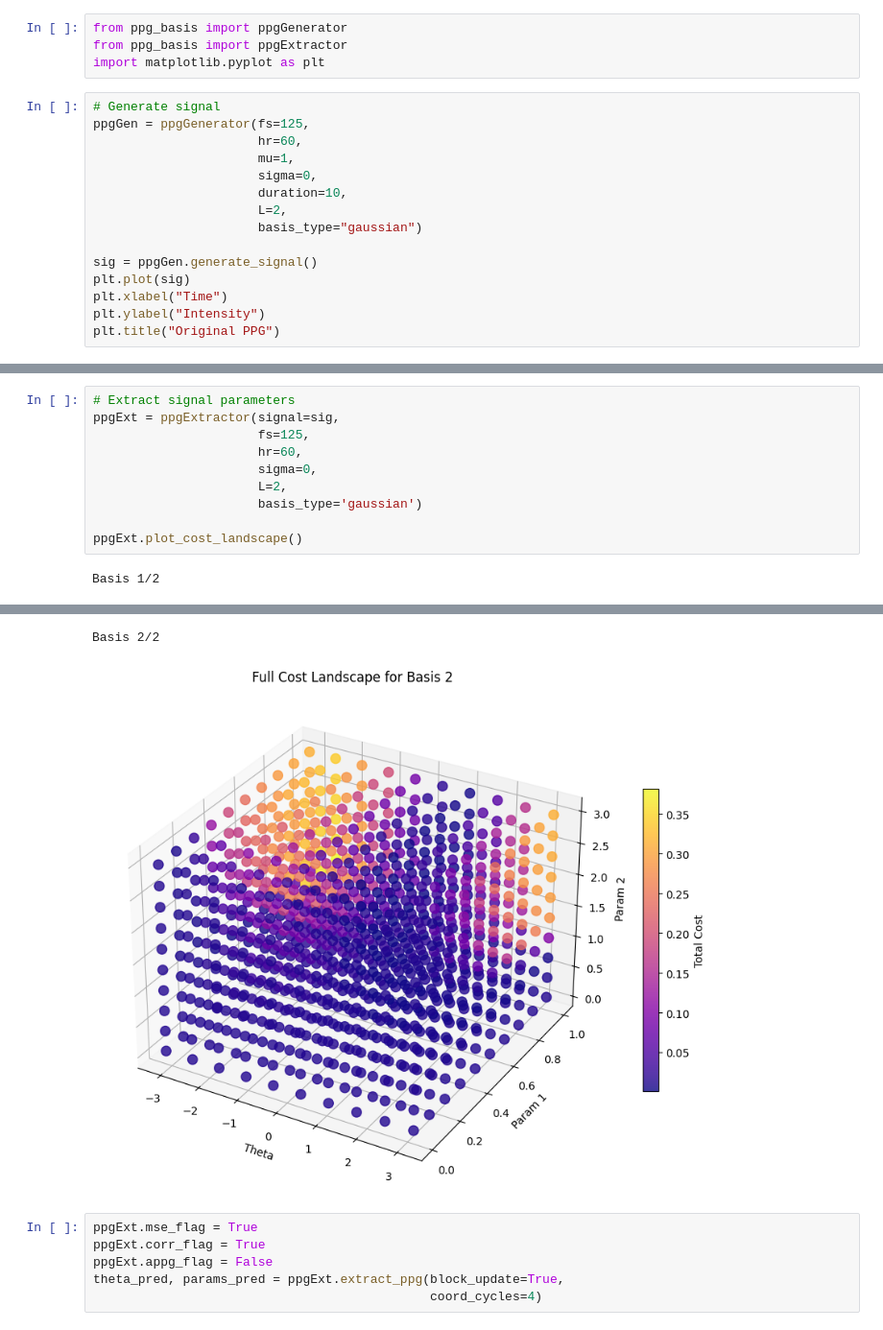
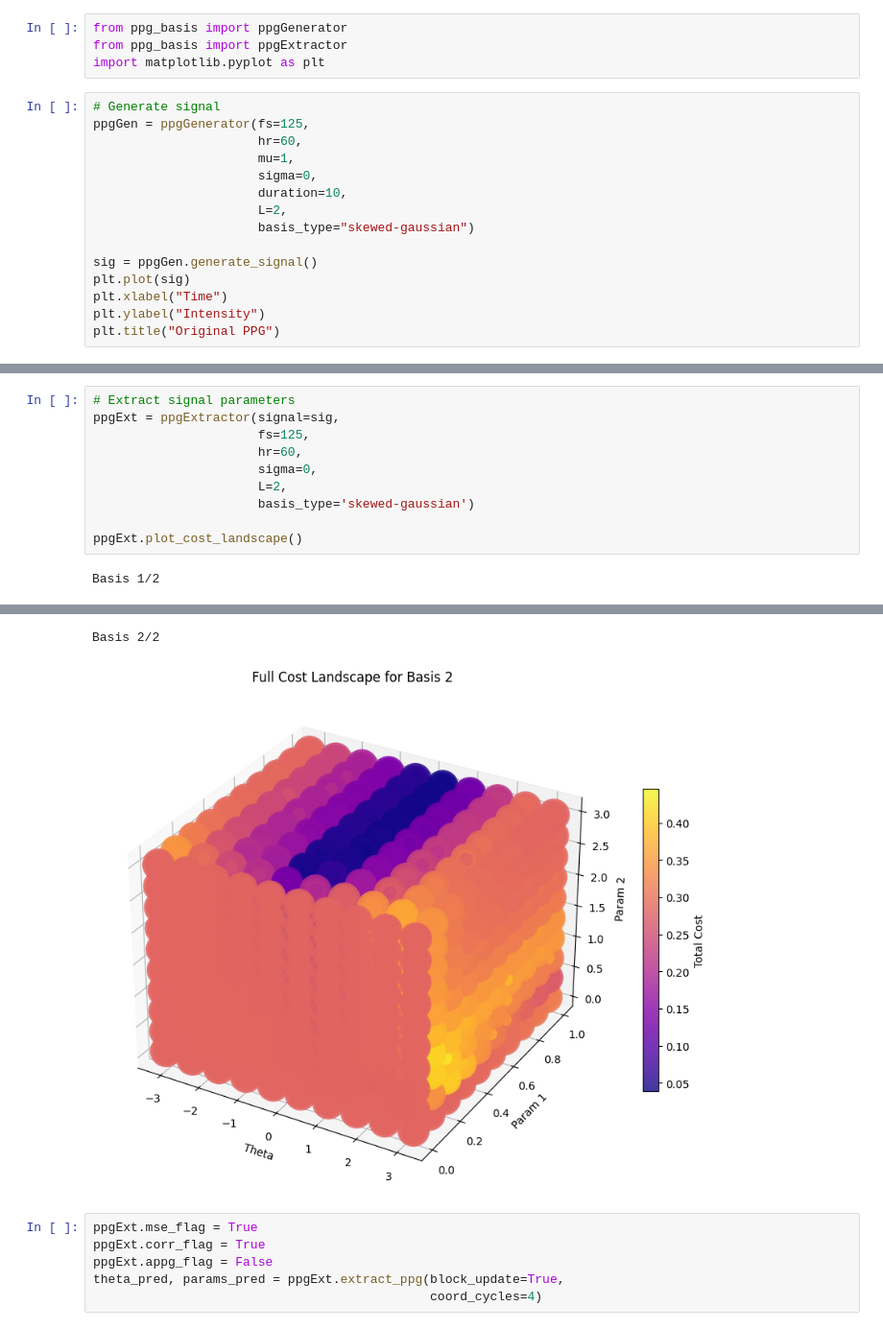
Before and after one commit to BailabUNC/ppg-basis, a Jupyter notebook: testbench.ipynb, the cells around one changed output, grey strips where cells are left out. Shown: that part at 96% size. Saved outputs shown, nothing was run; the diff lists cells and outputs as text.

Commit message:
fix gamma and skewed-gaussian runtime issue

```diff
--- a/testbench.ipynb
+++ b/testbench.ipynb
@@ -10,7 +10,7 @@ ppgGen = ppgGenerator(fs=125,
                       sigma=0,
                       duration=10,
                       L=2,
-                      basis_type="gaussian")
+                      basis_type="skewed-gaussian")
 
 sig = ppgGen.generate_signal()
 plt.plot(sig)
@@ -27,7 +27,7 @@ ppgExt = ppgExtractor(signal=sig,
                       hr=60,
                       sigma=0,
                       L=2,
-                      basis_type='gaussian')
+                      basis_type='skewed-gaussian')
 
 ppgExt.plot_cost_landscape()
 # %% [output]
@@ -36,5 +36,5 @@ Basis 1/2
 Basis 2/2
-[figure, old version]
+[figure, new version]
 # %%
 ppgExt.mse_flag = True
 ppgExt.corr_flag = True
```
Also changed, not shown: parts of 3 cells of this notebook, 2 other files.
